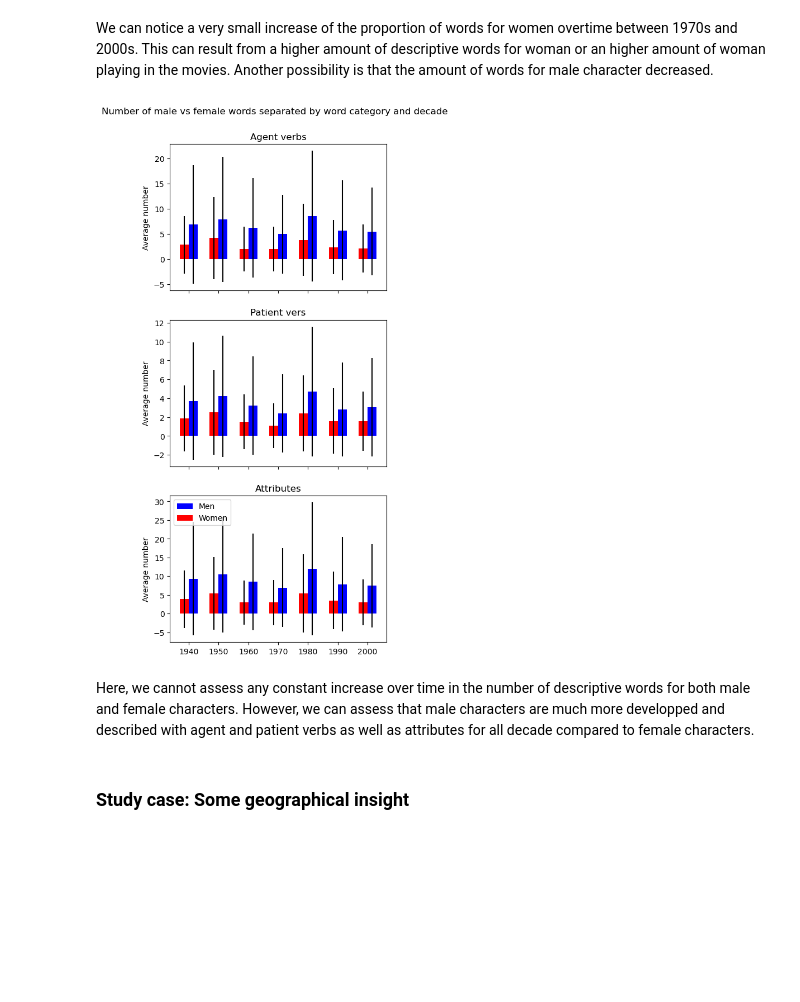
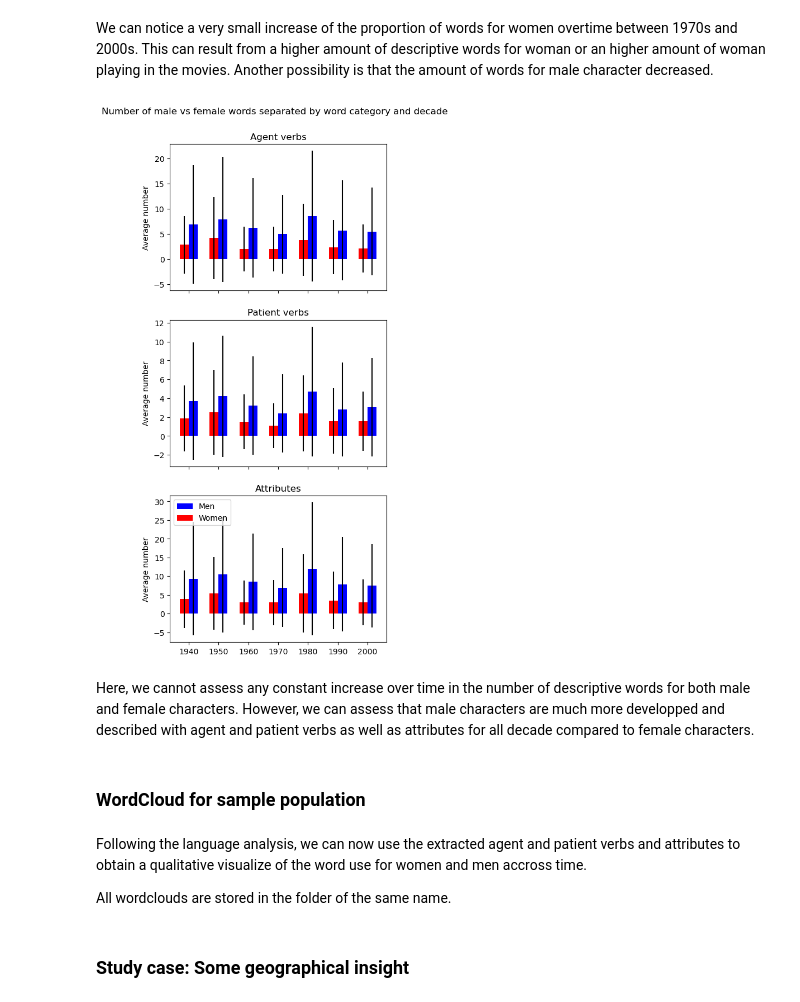
Before and after one commit to epfl-ada/ada-2022-project-nonansland22, a Jupyter notebook: Project_NoNansLand.ipynb, the cells around one changed output. Saved outputs shown, nothing was run; the diff lists cells and outputs as text; code cells hidden in the pictures; blank space fills up the shorter version.

Commit message:
WordClouds

```diff
--- a/Project_NoNansLand.ipynb
+++ b/Project_NoNansLand.ipynb
@@ -1218,34 +1208,40 @@ We can notice a very small increase of the proportion of words for women overtim
 width = 3
 movie_2_grp = movie_2.groupby(['decade'])
 agent_nb_men = movie_2_grp['agent_man']
 agent_nb_women = movie_2_grp['agent_woman']
 patient_nb_men = movie_2_grp['patient_man']
 patient_nb_women = movie_2_grp['patient_woman']
 attributes_nb_men = movie_2_grp['attributes_man']
 attributes_nb_women = movie_2_grp['attributes_woman']
 
 fig, (ax0, ax1, ax2) = plt.subplots(nrows=3,figsize=(5, 11), sharex = True, sharey = False)
 
 ax0.bar(movie_2['decade'].unique() + width/2, agent_nb_men.mean(),width, yerr = agent_nb_men.std(),label='Men', color = 'blue')
 ax0.bar(movie_2['decade'].unique() - width/2, agent_nb_women.mean(),width, yerr = agent_nb_women.std(),  label='Women', color = 'red')
 ax1.bar(movie_2['decade'].unique() + width/2, patient_nb_men.mean(),width, yerr = patient_nb_men.std(),label='Men', color = 'blue')
 ax1.bar(movie_2['decade'].unique() - width/2, patient_nb_women.mean(),width, yerr = patient_nb_women.std(),  label='Women', color = 'red')
 ax2.bar(movie_2['decade'].unique() + width/2, attributes_nb_men.mean(),width, yerr = attributes_nb_men.std(),label='Men', color = 'blue')
 ax2.bar(movie_2['decade'].unique() - width/2, attributes_nb_women.mean(),width, yerr = attributes_nb_women.std(),  label='Women', color = 'red')
 
 ax0.set_title('Agent verbs')
-ax1.set_title('Patient vers')
+ax1.set_title('Patient verbs')
 ax2.set_title('Attributes')
 
 ax0.set_ylabel('Average number')
 ax1.set_ylabel('Average number')
 ax2.set_ylabel('Average number')
 
 ax2.legend(loc='upper left')
 
 fig.suptitle('Number of male vs female words separated by word category and decade')
 fig.subplots_adjust(top=0.92)
 # %% [output]
-[figure, old version]
+[figure, new version]
 # %% [markdown]
 Here, we cannot assess any constant increase over time in the number of descriptive words for both male and female characters. However, we can assess that male characters are much more developped and described with agent and patient verbs as well as attributes for all decade compared to female characters.
+# %% [markdown]
+### WordCloud for sample population
+# %% [markdown]
+Following the language analysis, we can now use the extracted agent and patient verbs and attributes to obtain a qualitative visualize of the word use for women and men accross time.
+
+All wordclouds are stored in the folder of the same name.
```
Also changed, not shown: parts of 15 cells of this notebook.
